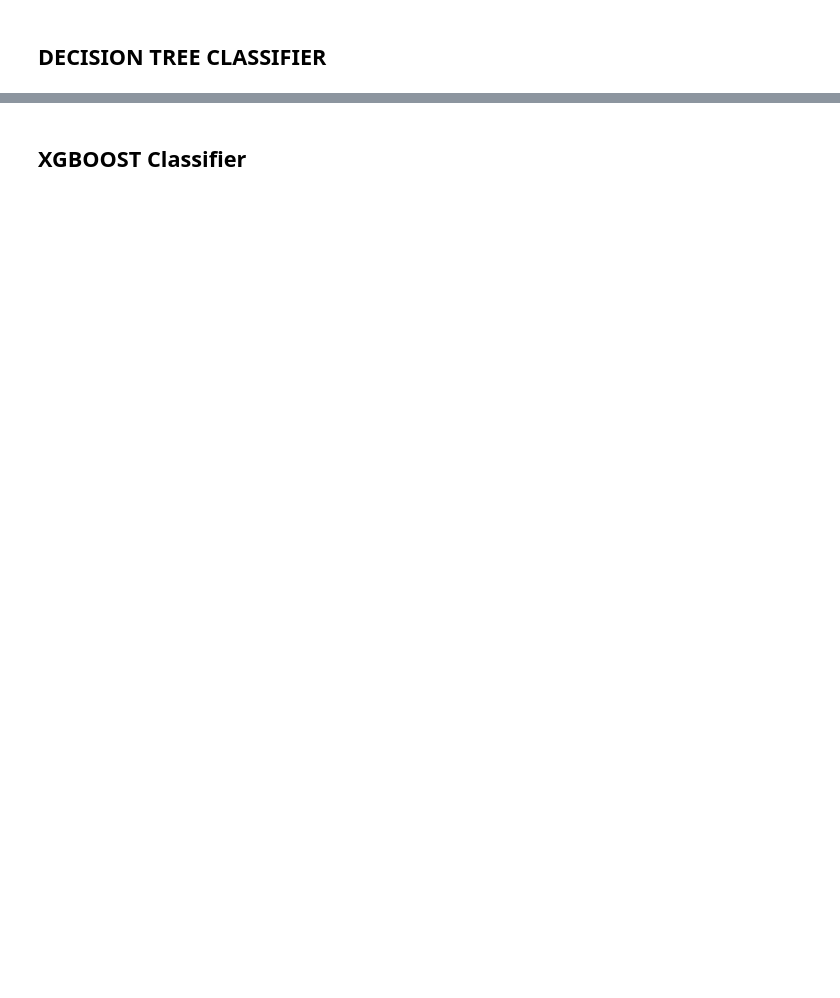
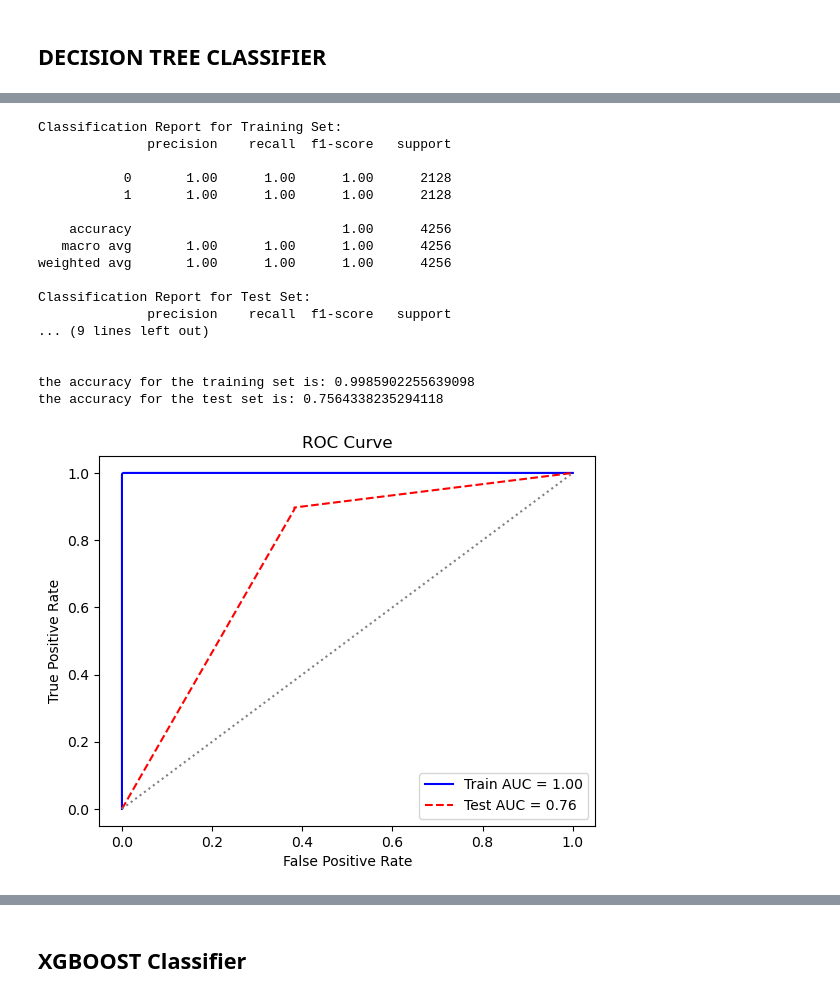
Before and after one commit to Gladwellchebelyon/Twitter-Sentiment-Analysis, a Jupyter notebook: Twitter_Sentiment_Analysis.ipynb, the cells around one changed output, grey strips where cells are left out. Drawn from its saved outputs; the diff is of its cells as text; code cells hidden in the pictures; blank space fills up the shorter version.

```diff
--- a/Twitter_Sentiment_Analysis.ipynb
+++ b/Twitter_Sentiment_Analysis.ipynb
@@ -477,9 +541,9 @@ th eaccuracy for the test set is: 0.8544600938967136
 
 dct = DecisionTreeClassifier()
 
-#fit the model
+#fit the train model
 dct. fit(smote_X_train, smote_y_train)
-
+# fit the test model as well
 #make predictions
 smote_tree_train_pred = dct.predict(smote_X_train)
-smote_tree_test_pred = dct.predict(X_test)
+smote_tree_test_pred = dct.predict(smote_X_test)
@@ -515,0 +550,49 @@ th eaccuracy for the test set is: 0.8200312989045383
+# %%
+print("Classification Report for Training Set:")
+print(classification_report(smote_y_train, smote_tree_train_pred))
+print("Classification Report for Test Set:")
+print(classification_report(smote_y_test, smote_tree_test_pred))
+print('\n\n')
+#Show accuracy for both sets
+print('the accuracy for the training set is:',accuracy_score(smote_y_train, smote_tree_train_pred))
+print('the accuracy for the test set is:', accuracy_score(smote_y_test, smote_tree_test_pred))
+print('\n')
+
+#Create the ROC curve and AUC for both sets
+#start by getting the probability for each od the sets
+clf_train_prob = dct.predict_proba(smote_X_train)[:, 1]
+clf_test_prob = dct.predict_proba(smote_X_test)[:, 1]
+#calculate the ROC and auc
+train_fpr, train_tpr, train_threshold = roc_curve(smote_y_train, clf_train_prob)
+train_auc = auc(train_fpr, train_tpr)
+test_fpr, test_tpr, test_threshold = roc_curve(smote_y_test, clf_test_prob)
+test_auc = auc(test_fpr, test_tpr)
+#plot the ROC roc_curve
+plt.figure()
+plt.plot(train_fpr, train_tpr, color='blue', label=f'Train AUC = {train_auc:.2f}')
+plt.plot(test_fpr, test_tpr, color='red', linestyle='--', label=f'Test AUC = {test_auc:.2f}')
+plt.plot([0, 1], [0, 1], color='grey', linestyle=':')
+plt.xlabel('False Positive Rate')
+plt.ylabel('True Positive Rate')
+plt.title('ROC Curve')
+plt.legend(loc='lower right')
+plt.show()
+# %% [output]
+Classification Report for Training Set:
+              precision    recall  f1-score   support
+
+           0       1.00      1.00      1.00      2128
+           1       1.00      1.00      1.00      2128
+
+    accuracy                           1.00      4256
+   macro avg       1.00      1.00      1.00      4256
+weighted avg       1.00      1.00      1.00      4256
+
+Classification Report for Test Set:
+              precision    recall  f1-score   support
+... (9 lines left out)
+
+
+the accuracy for the training set is: 0.9985902255639098
+the accuracy for the test set is: 0.7564338235294118
+[figure, added]
```
Also changed, not shown: parts of 34 cells of this notebook.
